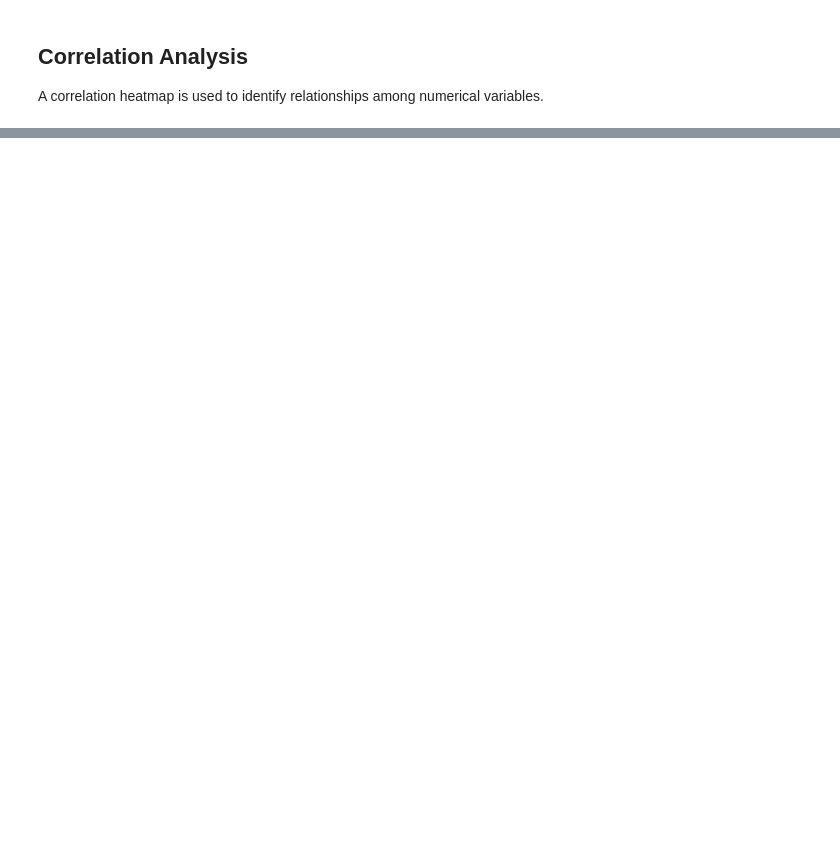
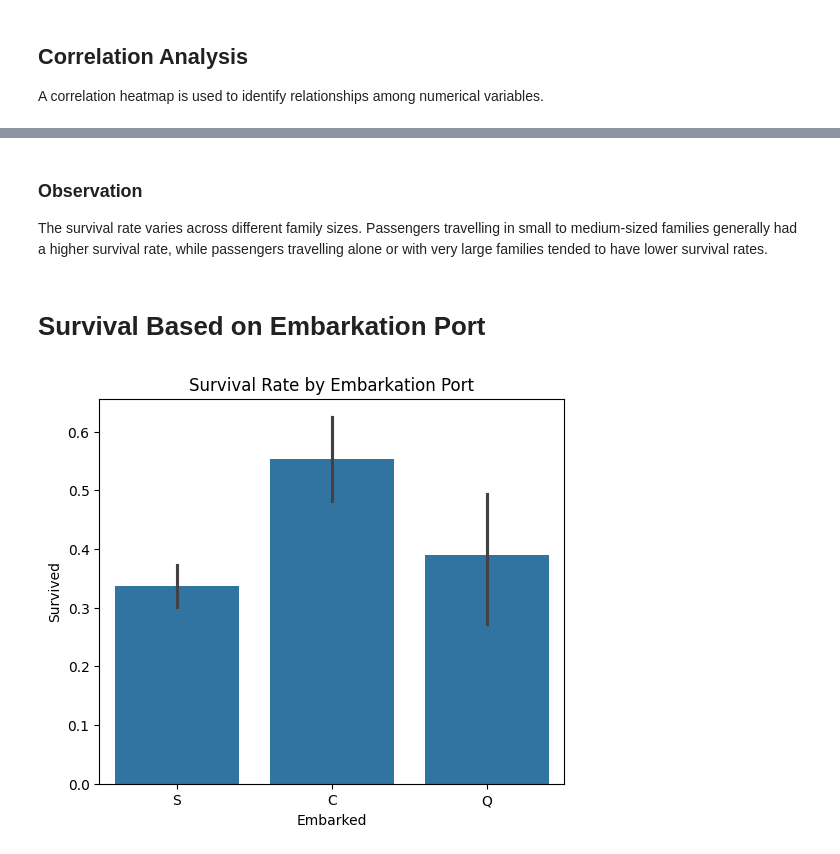
Before and after one commit to Sahil03344/Titanic_Dataset_Project, a Jupyter notebook: Titanic_Dataset.ipynb, the cells around one changed output, grey strips where cells are left out. Cells and saved outputs as stored; diff of their text form; code cells hidden in the pictures; blank space fills up the shorter version.

```diff
--- a/Titanic_Dataset.ipynb
+++ b/Titanic_Dataset.ipynb
@@ -252,0 +322,19 @@ The heatmap highlights relationships among numerical features and helps identify
+# %% [markdown]
+### Observation
+
+The survival rate varies across different family sizes. Passengers travelling in small to medium-sized families generally had a higher survival rate, while passengers travelling alone or with very large families tended to have lower survival rates.
+# %% [markdown]
+# Survival Based on Embarkation Port
+# %%
+plt.figure(figsize=(6,5))
+
+sns.barplot(
+    data=tit,
+    x='Embarked',
+    y='Survived'
+)
+
+plt.title("Survival Rate by Embarkation Port")
+plt.show()
+# %% [output]
+[figure, added]
```
Also changed, not shown: parts of 24 cells of this notebook.
